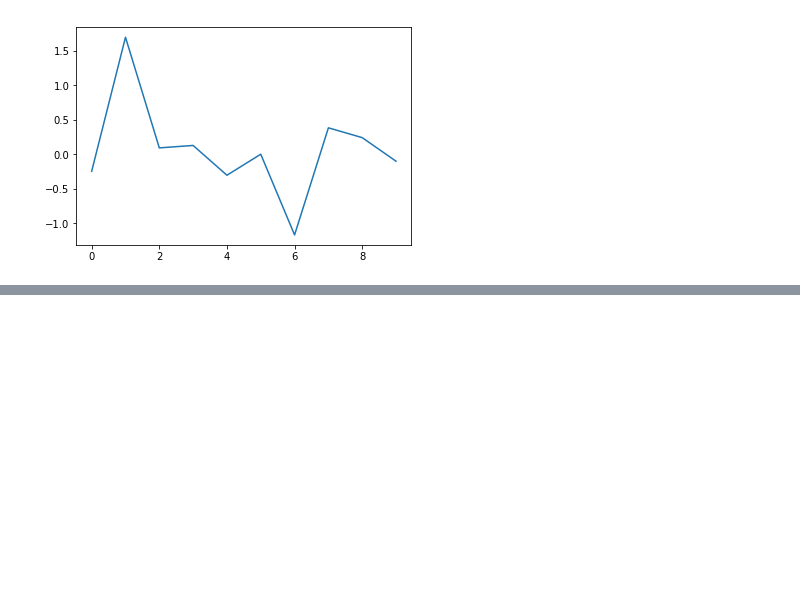
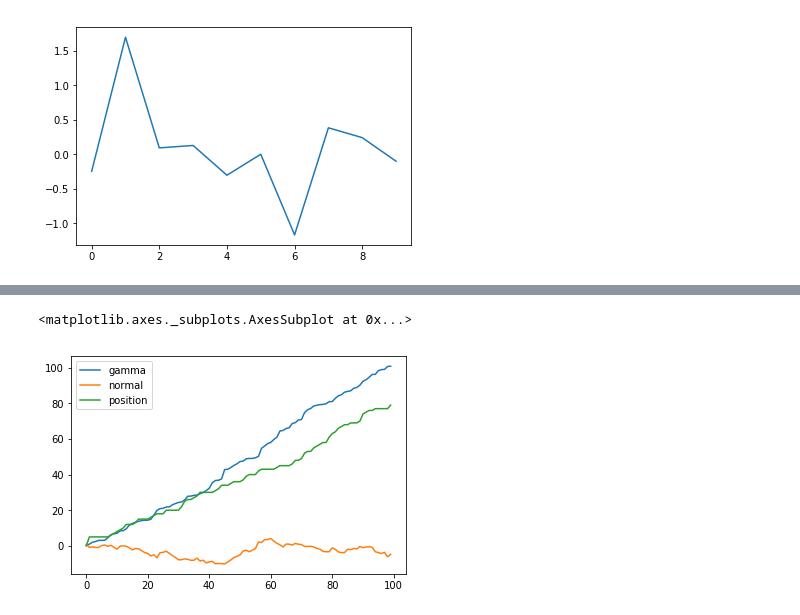
Before and after one commit to lqleon1214/data_analysis_test, a Jupyter notebook: data-exploration-visualization.ipynb, the cells around one changed output, grey strips where cells are left out. Drawn from its saved outputs; the diff is of its cells as text; code cells hidden in the pictures; blank space fills up the shorter version.

```diff
--- a/data-exploration-visualization.ipynb
+++ b/data-exploration-visualization.ipynb
@@ -56,0 +79,6 @@ normals.plot()
+# %%
+variables = pd.DataFrame({'normal':np.random.normal(size=100), 'gamma':np.random.gamma(1, size=100), 'position':np.random.poisson(size=100)})
+variables.cumsum(0).plot()    # 0表示index方向，每一列各自求和
+# %% [output]
+<matplotlib.axes._subplots.AxesSubplot at 0x...>
+[figure, added]
```
Also changed, not shown: parts of 9 cells of this notebook.
